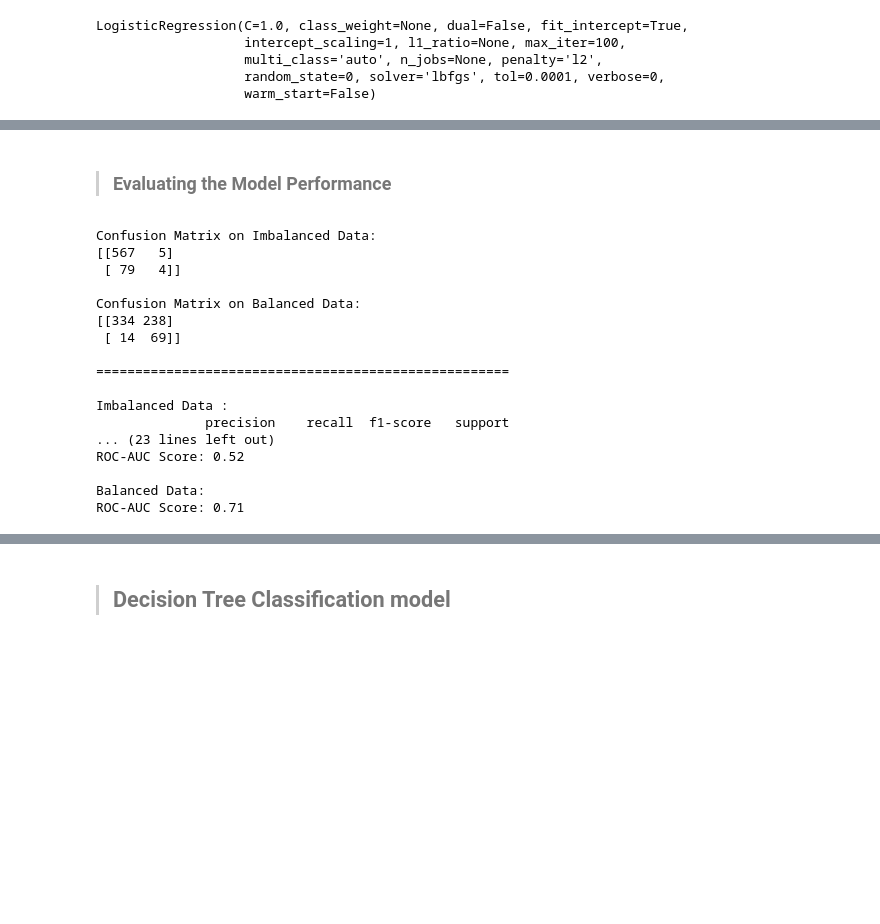
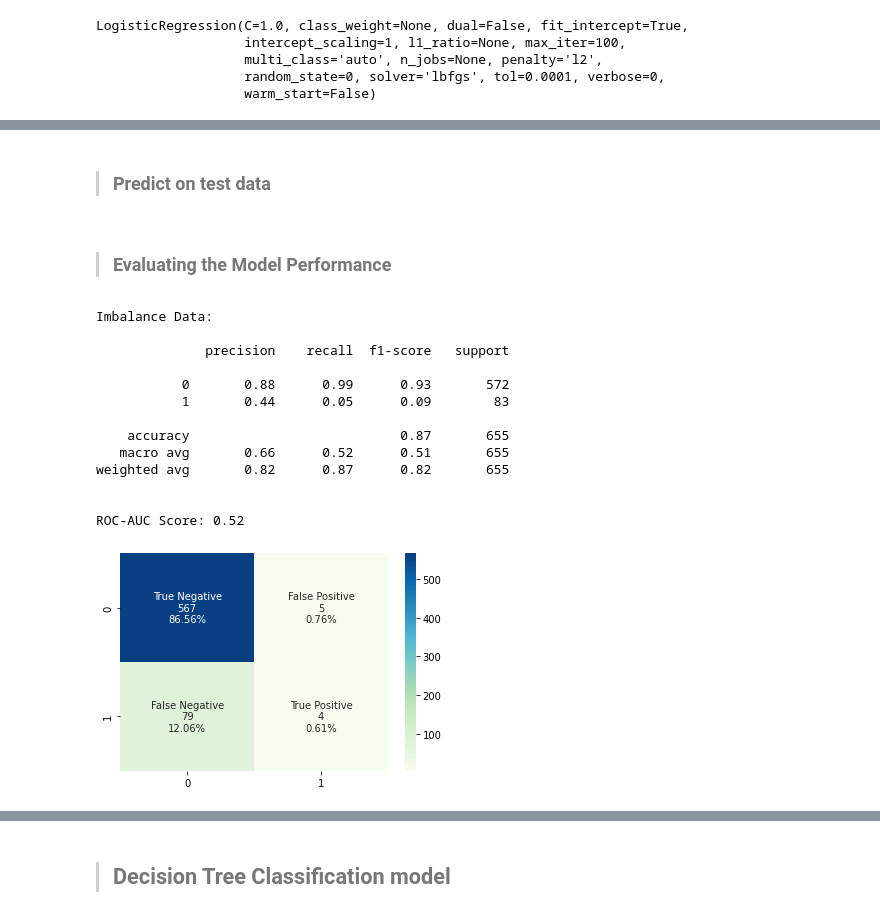
Before and after one commit to smkmohsin/Cardiovascular-Risk-Prediction, a Jupyter notebook: Cardiovascular_Risk_Prediction_Sheikh_Mohsin_Kader.ipynb, the cells around one changed output, grey strips where cells are left out. Saved outputs shown, nothing was run; the diff lists cells and outputs as text; code cells hidden in the pictures; blank space fills up the shorter version.

```diff
--- a/Cardiovascular_Risk_Prediction_Sheikh_Mohsin_Kader.ipynb
+++ b/Cardiovascular_Risk_Prediction_Sheikh_Mohsin_Kader.ipynb
@@ -466,0 +490,2 @@ LogisticRegression(C=1.0, class_weight=None, dual=False, fit_intercept=True,
+# %% [markdown]
+>### Predict on test data
@@ -467,55 +495,21 @@ LogisticRegression(C=1.0, class_weight=None, dual=False, fit_intercept=True,
 # %% [markdown]
 >### Evaluating the Model Performance
-# %%
-# Function for fetching confusion matrix of imbalance and balanced data
-def model_evolution(classifier, classifier_smote, X_test,y_test):
-  y_pred = classifier.predict(X_test)
-  cm = confusion_matrix(y_test, y_pred)
-  print("Confusion Matrix on Imbalanced Data:")
-  print(cm)
-
-  y_pred_smote = classifier_smote.predict(X_test)
-  cm_smote = confusion_matrix(y_test, y_pred_smote)
-  print()
-  print("Confusion Matrix on Balanced Data:")
-  print(cm_smote)
-  print()
-  print('=====================================================')
-  print()
-  print("Imbalanced Data :")
-  print(classification_report(y_test, y_pred))
-  print()
-  print("Balanced Data:")
-  print(classification_report(y_test, y_pred_smote))
-  print()
-  print('=====================================================')
-  print()
-
-
-  # Calculate roc_auc score on test set
-  print("Imbalanced Data :")
-  print("ROC-AUC Score:",round(roc_auc_score(y_test, y_pred), 2))
-  print()
-  print("Balanced Data:")
-  print("ROC-AUC Score:",round(roc_auc_score(y_test, y_pred_smote), 2))
-  return
-# %%
-model_evolution(classifier, classifier_smote, X_test,y_test)
-# %% [output]
-Confusion Matrix on Imbalanced Data:
-[[567   5]
- [ 79   4]]
-
-Confusion Matrix on Balanced Data:
-[[334 238]
- [ 14  69]]
-
-=====================================================
-
-Imbalanced Data :
-              precision    recall  f1-score   support
-... (23 lines left out)
-ROC-AUC Score: 0.52
-
-Balanced Data:
-ROC-AUC Score: 0.71
+# %%
+print("Imbalance Data:\n")
+plot_confusion_matrix(y_test, y_pred)
+model_evolution(y_test, y_pred)
+# %% [output]
+Imbalance Data:
+
+              precision    recall  f1-score   support
+
+           0       0.88      0.99      0.93       572
+           1       0.44      0.05      0.09        83
+
+    accuracy                           0.87       655
+   macro avg       0.66      0.52      0.51       655
+weighted avg       0.82      0.87      0.82       655
+
+
+ROC-AUC Score: 0.52
+[figure, added]
```
Also changed, not shown: parts of 51 cells of this notebook.
